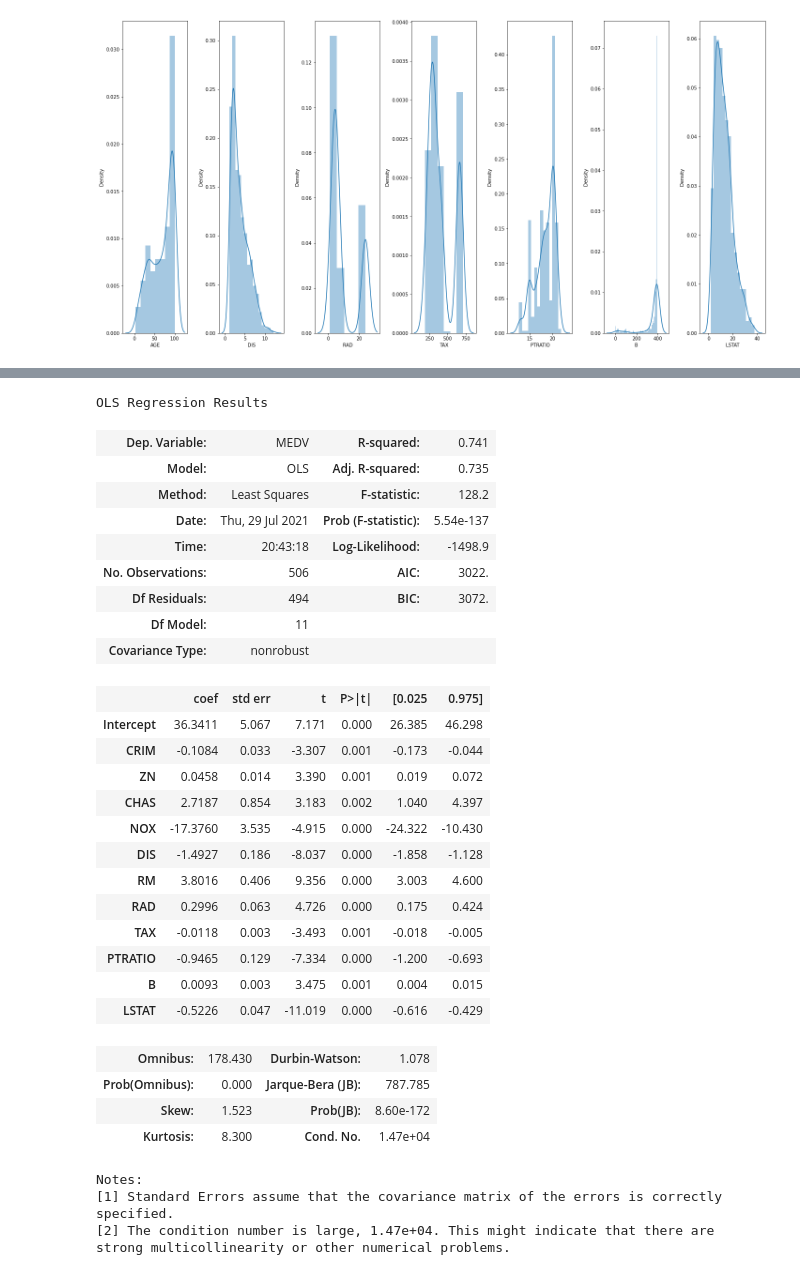
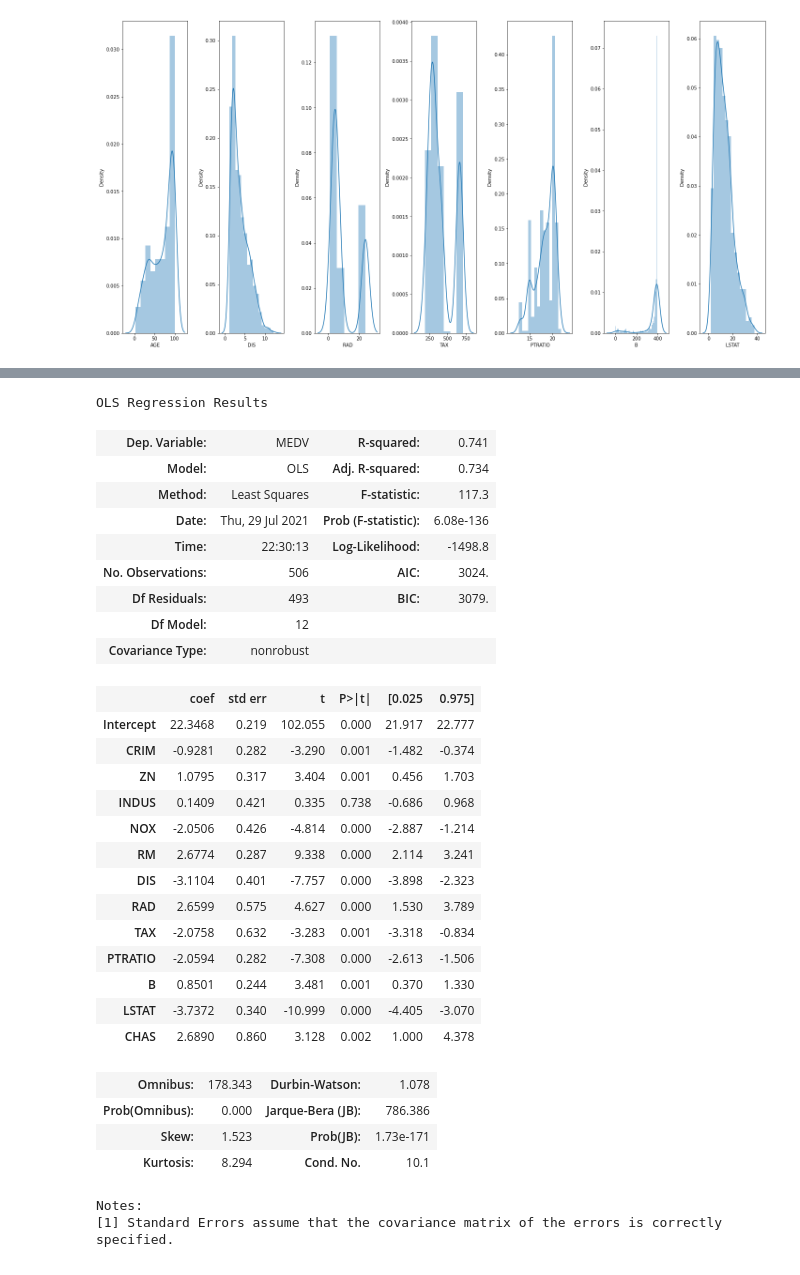
Before and after one commit to Carlene/INTRO-TO-DATA-ANALYSIS, a Jupyter notebook: linear-regression/boston-housing-assignment.ipynb, the cells around one changed output, grey strips where cells are left out. Saved outputs shown, nothing was run; the diff lists cells and outputs as text; code cells hidden in the pictures.

```diff
--- a/linear-regression/boston-housing-assignment.ipynb
+++ b/linear-regression/boston-housing-assignment.ipynb
@@ -75,0 +98,15 @@ cor
+# %%
+# So we can see the predictor values go over several orders of magnitude, so it probably makes sense to scale them.
+# Note: It is best practice to do this scaling, so you should **always** do it for linear regression.
+
+from sklearn.preprocessing import StandardScaler
+scaler = StandardScaler()
+# do not scale the categorical predictor
+cols_without_chas = boston.drop(['CHAS'], axis='columns').columns.to_list()
+boston_scaled = scaler.fit_transform(boston.drop(['CHAS'], axis='columns'))
+
+
+boston_scaled_df = pd.DataFrame(boston_scaled, columns=cols_without_chas)
+boston_scaled_df = pd.concat([boston_scaled_df, boston[['CHAS']]], axis='columns') # boston[['CHAS']] makes a pandas DataFrame instead of a series
+predictors = boston_scaled_df.columns # reset predictors so that CHAS is at the end
+predictors
@@ -122,3 +186,5 @@ ax.set_xticklabels(
+# %%
+boston_scaled_df['MEDV'] = data.target #add the target to the dataframe
 # %%
 predictors
 # %% [output]
@@ -173,39 +236,36 @@ strong multicollinearity or other numerical problems.
 # %%
-boston['MEDV'] = data.target
-
-formula_2 = 'MEDV ~ + CRIM+ ZN+  C(CHAS)+ NOX+ DIS+ RM+ RAD+ TAX+ PTRATIO+ B+ LSTAT'
-model_2 = smf.ols(formula=formula_2, data=boston).fit()
+formula_2 = 'MEDV ~  + CRIM + ZN + INDUS + NOX + RM + DIS + RAD + TAX + PTRATIO + B + LSTAT + C(CHAS)' #removed age
+model_2 = smf.ols(formula=formula_2, data=boston_scaled_df).fit()
 model_2.summary()
 # %% [output]
 OLS Regression Results
 | Dep. Variable: | MEDV | R-squared: | 0.741 |
-| Model: | OLS | Adj. R-squared: | 0.735 |
-| Method: | Least Squares | F-statistic: | 128.2 |
-| Date: | Thu, 29 Jul 2021 | Prob (F-statistic): | 5.54e-137 |
-| Time: | 20:43:18 | Log-Likelihood: | -1498.9 |
-| No. Observations: | 506 | AIC: | 3022. |
-| Df Residuals: | 494 | BIC: | 3072. |
-| Df Model: | 11 |  |  |
+| Model: | OLS | Adj. R-squared: | 0.734 |
+| Method: | Least Squares | F-statistic: | 117.3 |
+| Date: | Thu, 29 Jul 2021 | Prob (F-statistic): | 6.08e-136 |
+| Time: | 22:30:13 | Log-Likelihood: | -1498.8 |
+| No. Observations: | 506 | AIC: | 3024. |
+| Df Residuals: | 493 | BIC: | 3079. |
+| Df Model: | 12 |  |  |
 | Covariance Type: | nonrobust |  |  |
 |  | coef | std err | t | P>|t| | [0.025 | 0.975] |
-| Intercept | 36.3411 | 5.067 | 7.171 | 0.000 | 26.385 | 46.298 |
-| CRIM | -0.1084 | 0.033 | -3.307 | 0.001 | -0.173 | -0.044 |
-| ZN | 0.0458 | 0.014 | 3.390 | 0.001 | 0.019 | 0.072 |
-| CHAS | 2.7187 | 0.854 | 3.183 | 0.002 | 1.040 | 4.397 |
-| NOX | -17.3760 | 3.535 | -4.915 | 0.000 | -24.322 | -10.430 |
-| DIS | -1.4927 | 0.186 | -8.037 | 0.000 | -1.858 | -1.128 |
-| RM | 3.8016 | 0.406 | 9.356 | 0.000 | 3.003 | 4.600 |
-| RAD | 0.2996 | 0.063 | 4.726 | 0.000 | 0.175 | 0.424 |
-| TAX | -0.0118 | 0.003 | -3.493 | 0.001 | -0.018 | -0.005 |
-| PTRATIO | -0.9465 | 0.129 | -7.334 | 0.000 | -1.200 | -0.693 |
-| B | 0.0093 | 0.003 | 3.475 | 0.001 | 0.004 | 0.015 |
-| LSTAT | -0.5226 | 0.047 | -11.019 | 0.000 | -0.616 | -0.429 |
+| Intercept | 22.3468 | 0.219 | 102.055 | 0.000 | 21.917 | 22.777 |
+| CRIM | -0.9281 | 0.282 | -3.290 | 0.001 | -1.482 | -0.374 |
+| ZN | 1.0795 | 0.317 | 3.404 | 0.001 | 0.456 | 1.703 |
+| INDUS | 0.1409 | 0.421 | 0.335 | 0.738 | -0.686 | 0.968 |
+| NOX | -2.0506 | 0.426 | -4.814 | 0.000 | -2.887 | -1.214 |
+| RM | 2.6774 | 0.287 | 9.338 | 0.000 | 2.114 | 3.241 |
+| DIS | -3.1104 | 0.401 | -7.757 | 0.000 | -3.898 | -2.323 |
+| RAD | 2.6599 | 0.575 | 4.627 | 0.000 | 1.530 | 3.789 |
+| TAX | -2.0758 | 0.632 | -3.283 | 0.001 | -3.318 | -0.834 |
+| PTRATIO | -2.0594 | 0.282 | -7.308 | 0.000 | -2.613 | -1.506 |
+| B | 0.8501 | 0.244 | 3.481 | 0.001 | 0.370 | 1.330 |
+| LSTAT | -3.7372 | 0.340 | -10.999 | 0.000 | -4.405 | -3.070 |
+| CHAS | 2.6890 | 0.860 | 3.128 | 0.002 | 1.000 | 4.378 |
-| Omnibus: | 178.430 | Durbin-Watson: | 1.078 |
-| Prob(Omnibus): | 0.000 | Jarque-Bera (JB): | 787.785 |
-| Skew: | 1.523 | Prob(JB): | 8.60e-172 |
-| Kurtosis: | 8.300 | Cond. No. | 1.47e+04 |
+| Omnibus: | 178.343 | Durbin-Watson: | 1.078 |
+| Prob(Omnibus): | 0.000 | Jarque-Bera (JB): | 786.386 |
+| Skew: | 1.523 | Prob(JB): | 1.73e-171 |
+| Kurtosis: | 8.294 | Cond. No. | 10.1 |
 Notes:
 [1] Standard Errors assume that the covariance matrix of the errors is correctly specified.
-[2] The condition number is large, 1.47e+04. This might indicate that there are
-strong multicollinearity or other numerical problems.
 # %%
```
Also changed, not shown: parts of 34 cells of this notebook.
